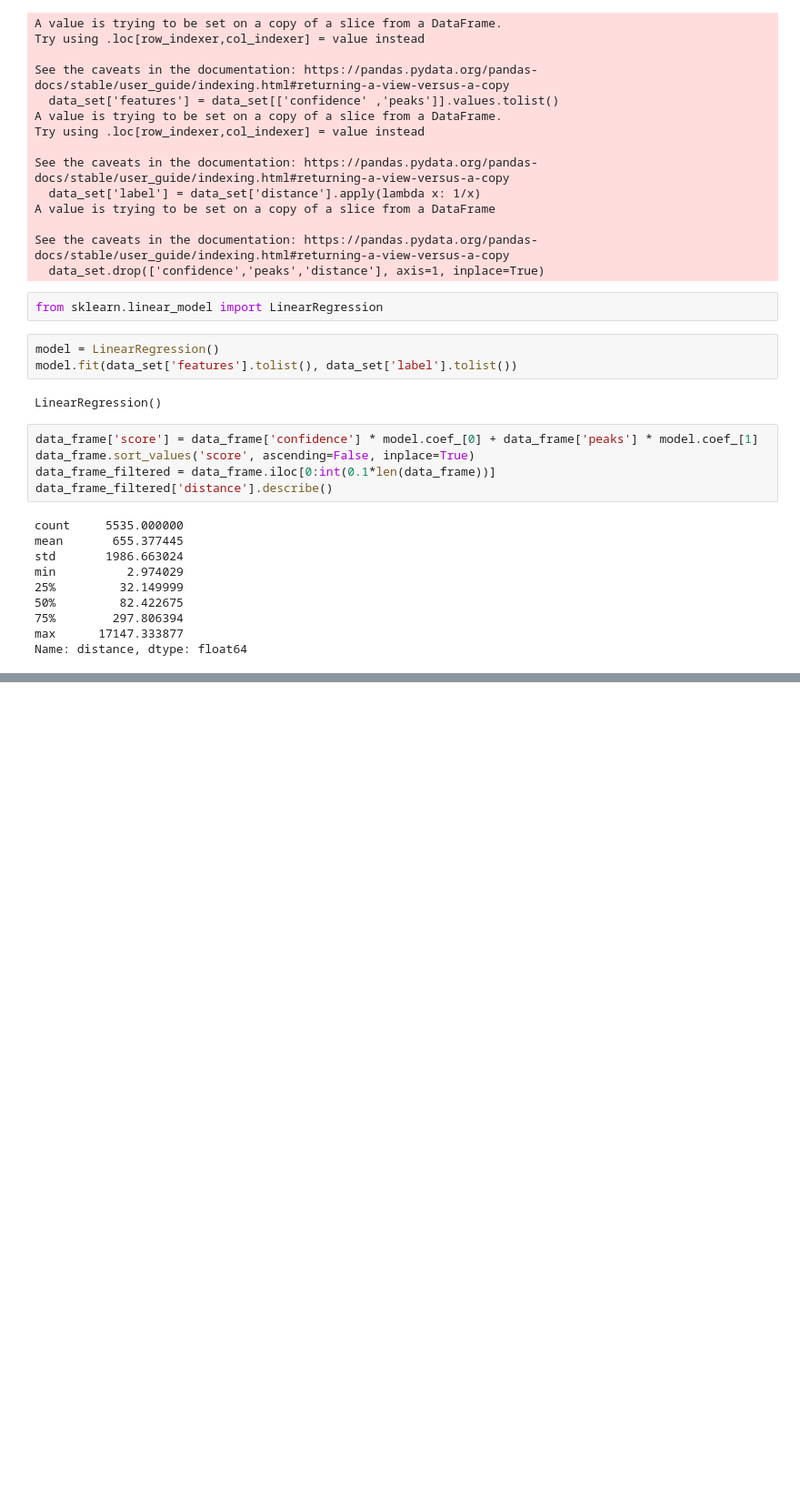
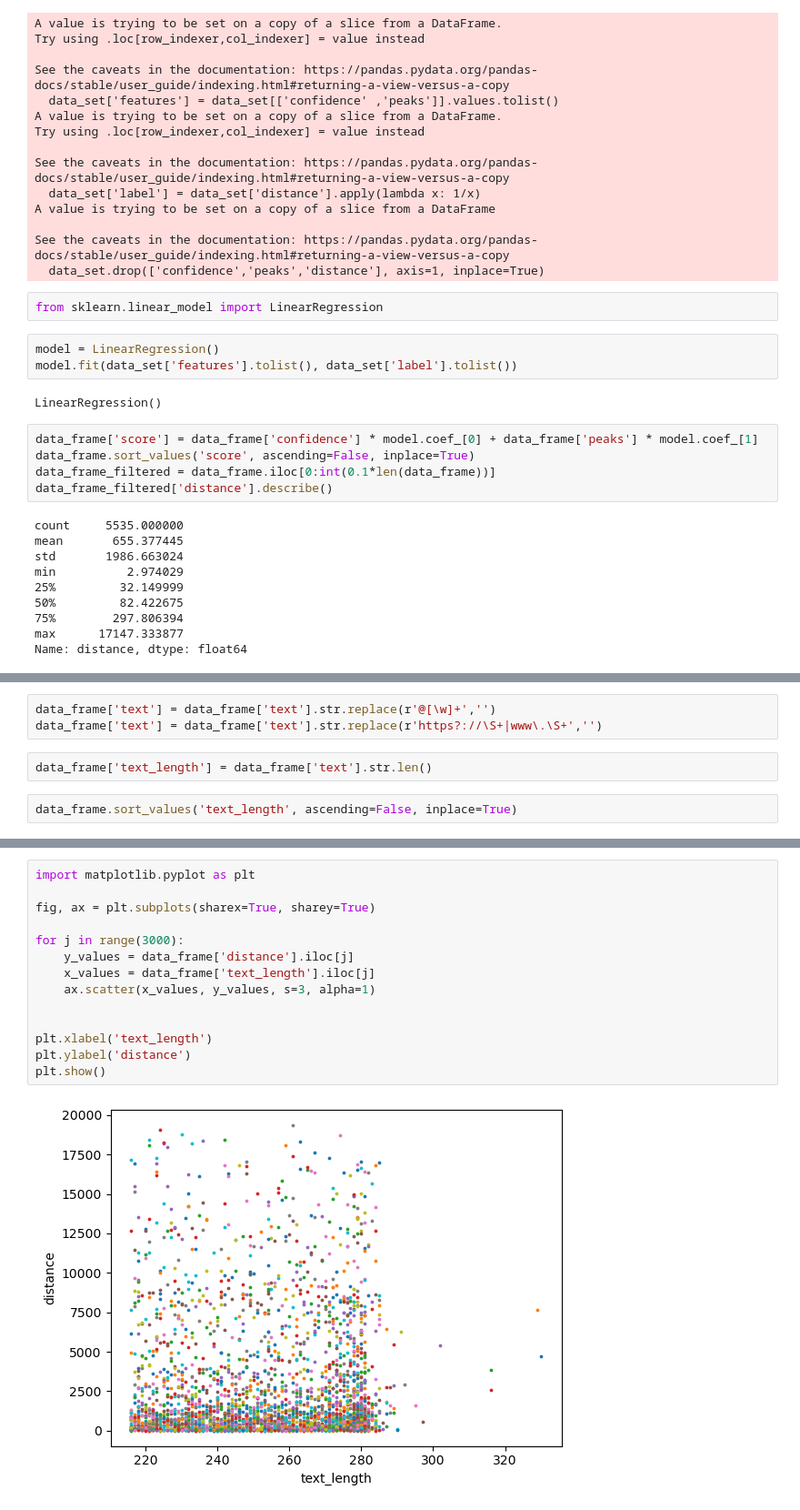
Before and after one commit to Yachay-AI/confident-predictions-challenge, a Jupyter notebook: workbook4.ipynb, the cells around one changed output, grey strips where cells are left out. Shown at 91% size. Saved outputs shown, nothing was run; the diff lists cells and outputs as text; blank space fills up the shorter version.

```diff
--- a/workbook4.ipynb
+++ b/workbook4.ipynb
@@ -161,0 +178,7 @@ data_frame_filtered.describe()
+# %%
+data_frame['text'] = data_frame['text'].str.replace(r'@[\w]+','')
+data_frame['text'] = data_frame['text'].str.replace(r'https?://\S+|www\.\S+','')
+# %%
+data_frame['text_length'] = data_frame['text'].str.len()
+# %%
+data_frame.sort_values('text_length', ascending=False, inplace=True)
@@ -161,0 +197,16 @@ data_frame_filtered.describe()
+# %%
+import matplotlib.pyplot as plt
+
+fig, ax = plt.subplots(sharex=True, sharey=True)
+
+for j in range(3000):
+    y_values = data_frame['distance'].iloc[j]
+    x_values = data_frame['text_length'].iloc[j]
+    ax.scatter(x_values, y_values, s=3, alpha=1)
+
+
+plt.xlabel('text_length')
+plt.ylabel('distance')
+plt.show()
+# %% [output]
+[figure, added]
```
Also changed, not shown: parts of 5 cells of this notebook, 4 other files.
